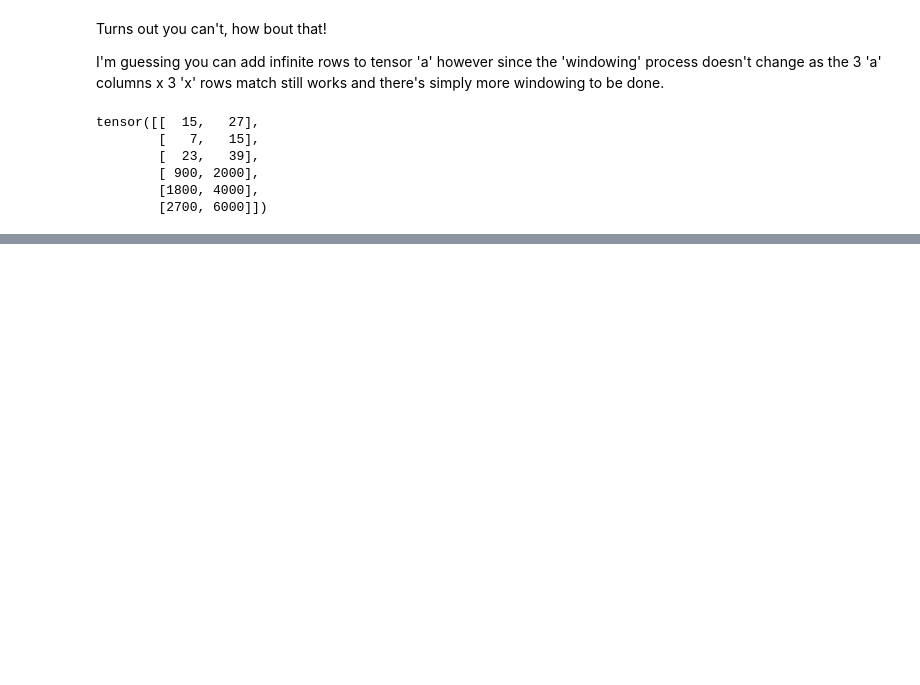
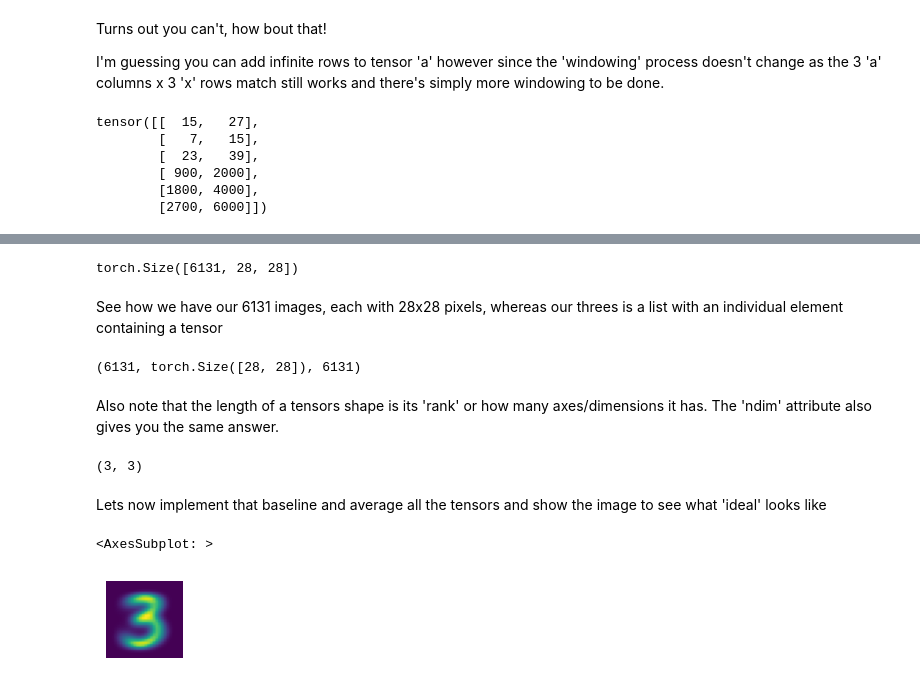
Before and after one commit to nglillywhite/blog, a Jupyter notebook: posts/2022-12-29-Fastai Chapter 3.ipynb, the cells around one changed output, grey strips where cells are left out. Cells and saved outputs as stored; diff of their text form; code cells hidden in the pictures; blank space fills up the shorter version.

Commit message:
Finished Lecture Content
Moving onto book content, stuff is feeling really cemented in this way, definitely feel like I'm learning more this way.

```diff
--- a/posts/2022-12-29-Fastai Chapter 3.ipynb
+++ b/posts/2022-12-29-Fastai Chapter 3.ipynb
@@ -840,0 +1022,26 @@ That being said, its super cool, its a great demonstration of how it really is t
+# %%
+stacked_sevens = torch.stack(seven_tensors).float()/255
+stacked_threes = torch.stack(three_tensors).float()/255
+stacked_threes.shape
+# %% [output]
+torch.Size([6131, 28, 28])
+# %% [markdown]
+See how we have our 6131 images, each with 28x28 pixels, whereas our threes is a list with an individual element containing a tensor
+# %%
+len(three_tensors), three_tensors[0].shape
+# %% [output]
+(6131, torch.Size([28, 28]), 6131)
+# %% [markdown]
+Also note that the length of a tensors shape is its 'rank' or how many axes/dimensions it has. The 'ndim' attribute also gives you the same answer.
+# %%
+len(stacked_threes.shape), stacked_threes.ndim
+# %% [output]
+(3, 3)
+# %% [markdown]
+Lets now implement that baseline and average all the tensors and show the image to see what 'ideal' looks like
+# %%
+me3 = stacked_threes.mean(0)
+show_image(me3)
+# %% [output]
+<AxesSubplot: >
+[figure, added]
```
Also changed, not shown: parts of 31 cells of this notebook.
